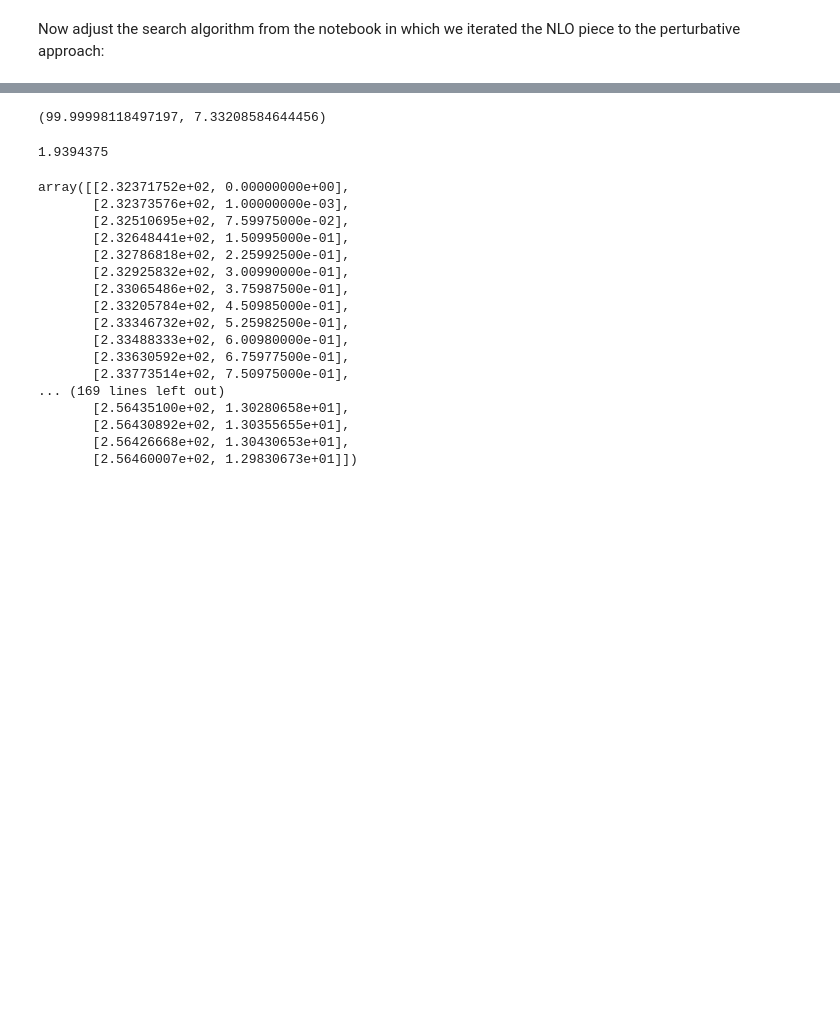
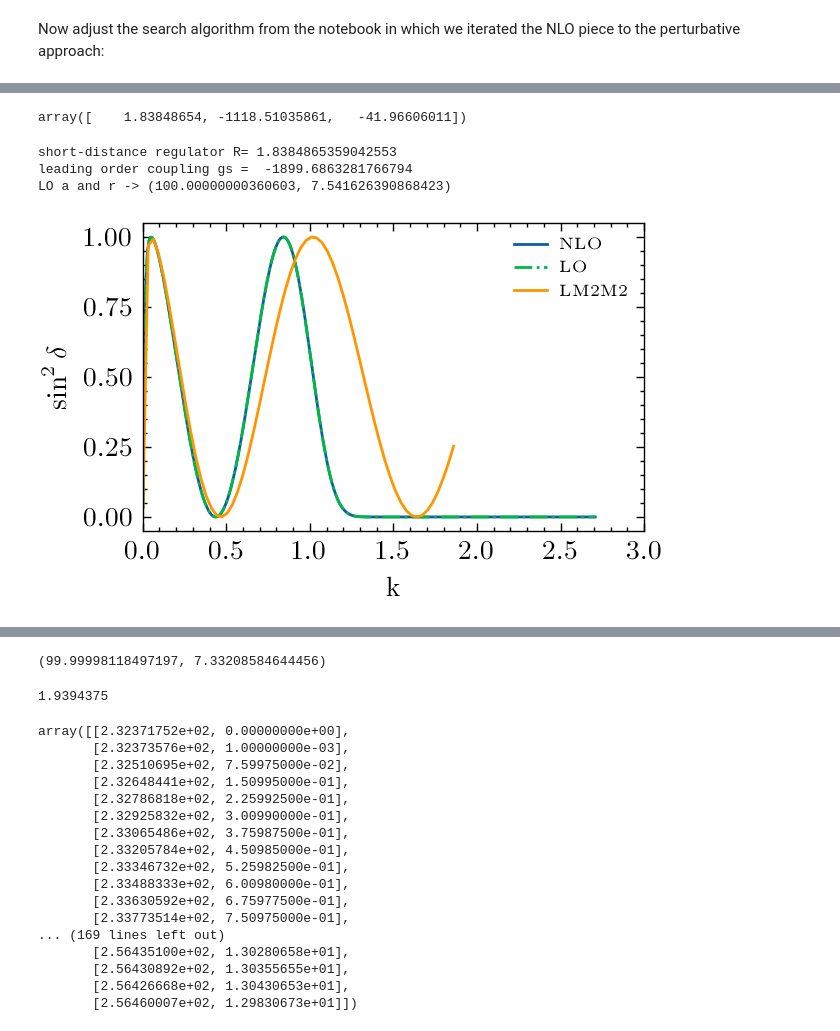
Before and after one commit to odell/vdw-nlo, a Jupyter notebook: He4-nlo-perturbative-rg-flow.ipynb, the cells around one changed output, grey strips where cells are left out. Cells and saved outputs as stored; diff of their text form; code cells hidden in the pictures; blank space fills up the shorter version.

```diff
--- a/He4-nlo-perturbative-rg-flow.ipynb
+++ b/He4-nlo-perturbative-rg-flow.ipynb
@@ -184,0 +365,43 @@ print(result_data[-1][1])
+# %%
+nlo_flow = np.loadtxt('rgflow_gLO_gNLO_perturbative_nonlocal_2_6_6.dat')
+# %%
+nlo_flow[28]
+# %% [output]
+array([    1.83848654, -1118.51035861,   -41.96606011])
+# %%
+momenta_wide = np.linspace(0.01/he4.BETA6, 25./he4.BETA6, 300)
+# %%
+NR = 22
+R=R_LO[NR]
+print('short-distance regulator R=',R_LO[NR])
+print('leading order coupling gs = ',gsLO[NR])
+s = he4.NonlocalHelium4System2(R, ELL, N1, N2, NCT)
+print('LO a and r ->',s.a0_and_r0_pert1_fast(gsLO[NR],0., momenta))
+#print('NLO a and r, solution 1 ->',s.a0_and_r0_pert1_fast(result_data[-1][0], result_data[-1][1], momenta))
+
+
+#kcotd_pert1=s.kcotd_gen_pert1_fast(momenta_wide,result_data[-1][0],result_data[-1][1])
+
+kcotd_pert2=s.kcotd_gen_pert1_fast(momenta_wide,nlo_flow[28,1],nlo_flow[28,2])
+
+#phaseshifts_pert1 = [np.arctan(momenta_wide[i]/kcotd_pert1[i]) for i in range(len(momenta_wide))]
+
+phaseshifts_pert2 = [np.arctan(momenta_wide[i]/kcotd_pert2[i]) for i in range(len(momenta_wide))]
+
+phaseshifts_LO = s.phase_shifts(gsLO[NR],0.,momenta_wide)
+#plt.plot(momenta_wide, np.sin(phaseshifts_pert1)**2,'d',label='NLO solution 1',markersize=2)
+# %% [output]
+short-distance regulator R= 1.8384865359042553
+leading order coupling gs =  -1899.6863281766794
+LO a and r -> (100.00000000360603, 7.541626390868423)
+# %%
+plt.plot(momenta_wide, np.sin(phaseshifts_pert2)**2,label='NLO')
+plt.plot(momenta_wide, np.sin(phaseshifts_LO)**2,'-.',markersize=0.1,label='LO')
+plt.plot(phaseshifts_lm2m2[:,0],crosssection(phaseshifts_lm2m2[:,1],phaseshifts_lm2m2[:,0]),label='LM2M2')
+plt.xlabel('k')
+plt.ylabel('$\sin^2\delta$')
+plt.xlim((0,3))
+plt.legend(fontsize='6',loc='upper right')
+plt.savefig('sin_squared_nonlocal_pert.png',dpi=300)
+# %% [output]
+[figure, added]
```
Also changed, not shown: parts of 55 cells of this notebook, 5 other files.
